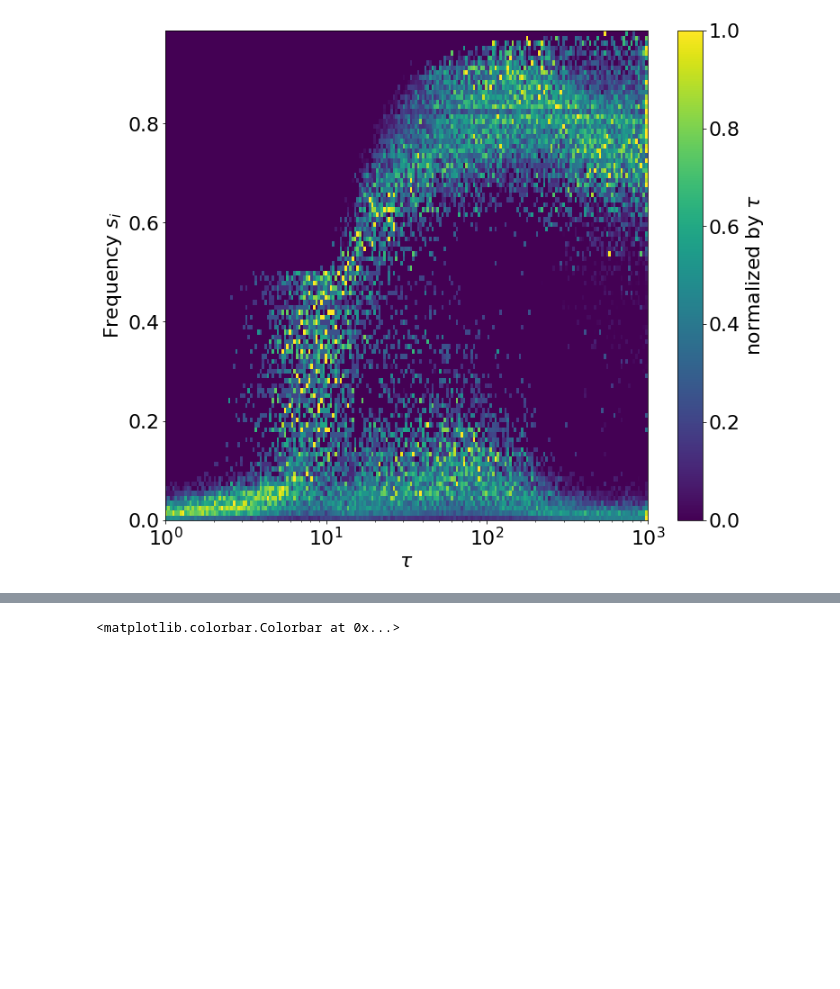
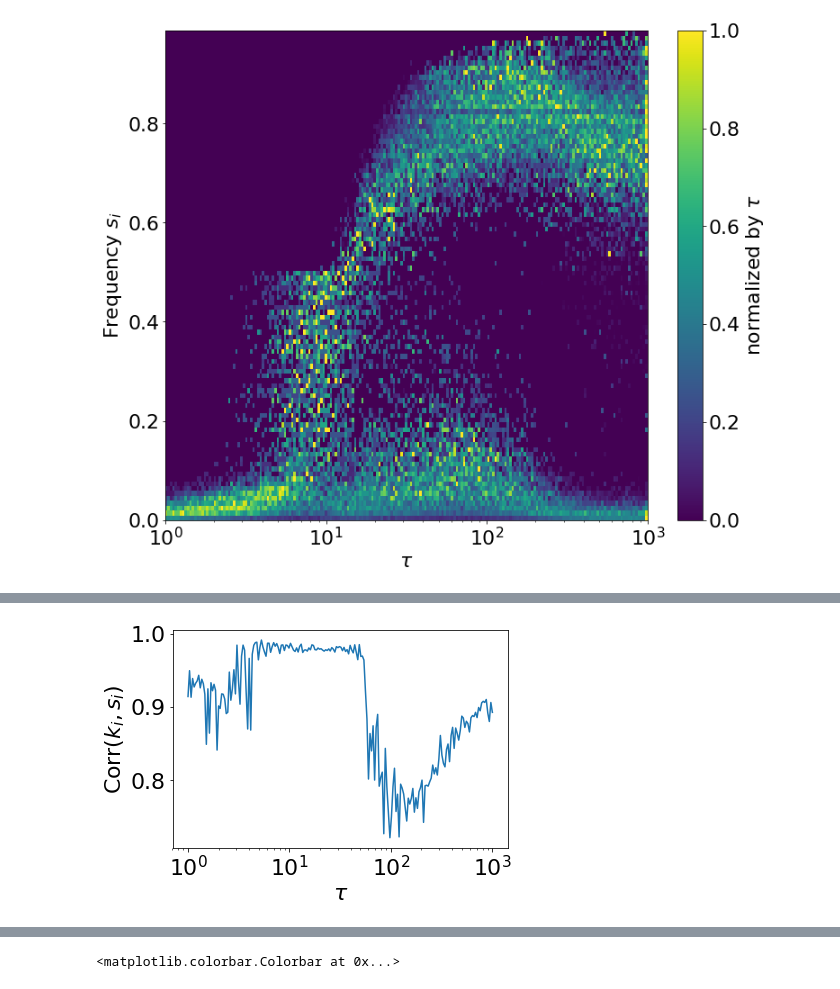
Before and after one commit to jakobkolb/pysave, a Jupyter notebook: experiments/play_around.ipynb, the cells around one changed output, grey strips where cells are left out. Saved outputs shown, nothing was run; the diff lists cells and outputs as text; code cells hidden in the pictures; blank space fills up the shorter version.

```diff
--- a/experiments/play_around.ipynb
+++ b/experiments/play_around.ipynb
@@ -88,15 +187,17 @@ fig, axs = plt.subplots(7,6, figsize=(15, 15), facecolor='w', edgecolor='k')
 fig.subplots_adjust(hspace = .8, wspace=.001)
 
 axs = axs.ravel()
-
+corr=[]
 for a,i in enumerate(range(0,200,5)):
-    axs[a].scatter(k1[i],s1[i])
+    axs[a].scatter(s1[i],k1[i])
     axs[a].set_title(r'$\tau$ = %s'%(np.int(np.logspace(0,3,200)[i])))
     axs[a].set_xlabel('savings rate ')
     axs[a].set_ylabel('capital')
+    corr.append(np.corrcoef(s1[i],k1[i])[0,1])
     if a%6!=0:
         axs[a].yaxis.set_visible(False)
-fig.savefig('k_s_ttb_bara100_3_log03_200_s200.pdf')
+#fig.savefig('k_s_ttb_bara100_3_log03_200_s200.pdf')
+print corr
 # %% [output]
 <matplotlib.collections.PathCollection at 0x...>
 <matplotlib.text.Text at 0x...>
@@ -134,0 +265,13 @@ s1
+# %%
+corr=[]
+from scipy import stats
+fig2 = plt.figure()
+for i in range(0,200,1):
+    #corr.append(stats.spearmanr(sn[i],kn[i])[0])
+    corr.append(np.corrcoef(sn[i],kn[i])[0,1])
+plt.semilogx(np.logspace(0,3,200), corr);
+plt.xlabel(r'$\tau$');
+plt.ylabel(r'Corr($k_i, s_i$)');
+#fig2.savefig('k_s_ttb_bara100_3_log03_200_s200_corr.pdf',dpi=500)
+# %% [output]
+[figure, added]
```
Also changed, not shown: parts of 12 cells of this notebook, 2 other files.
